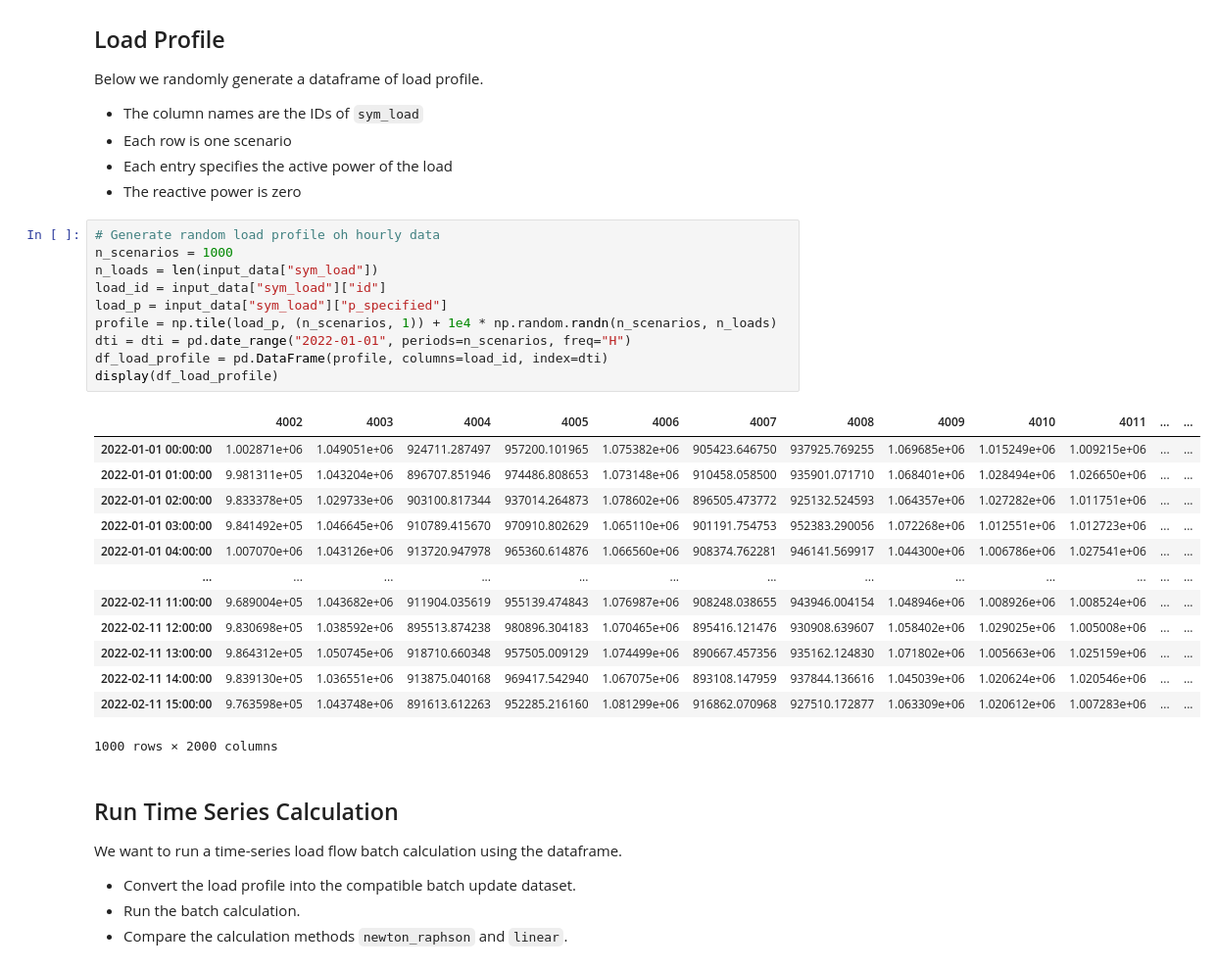
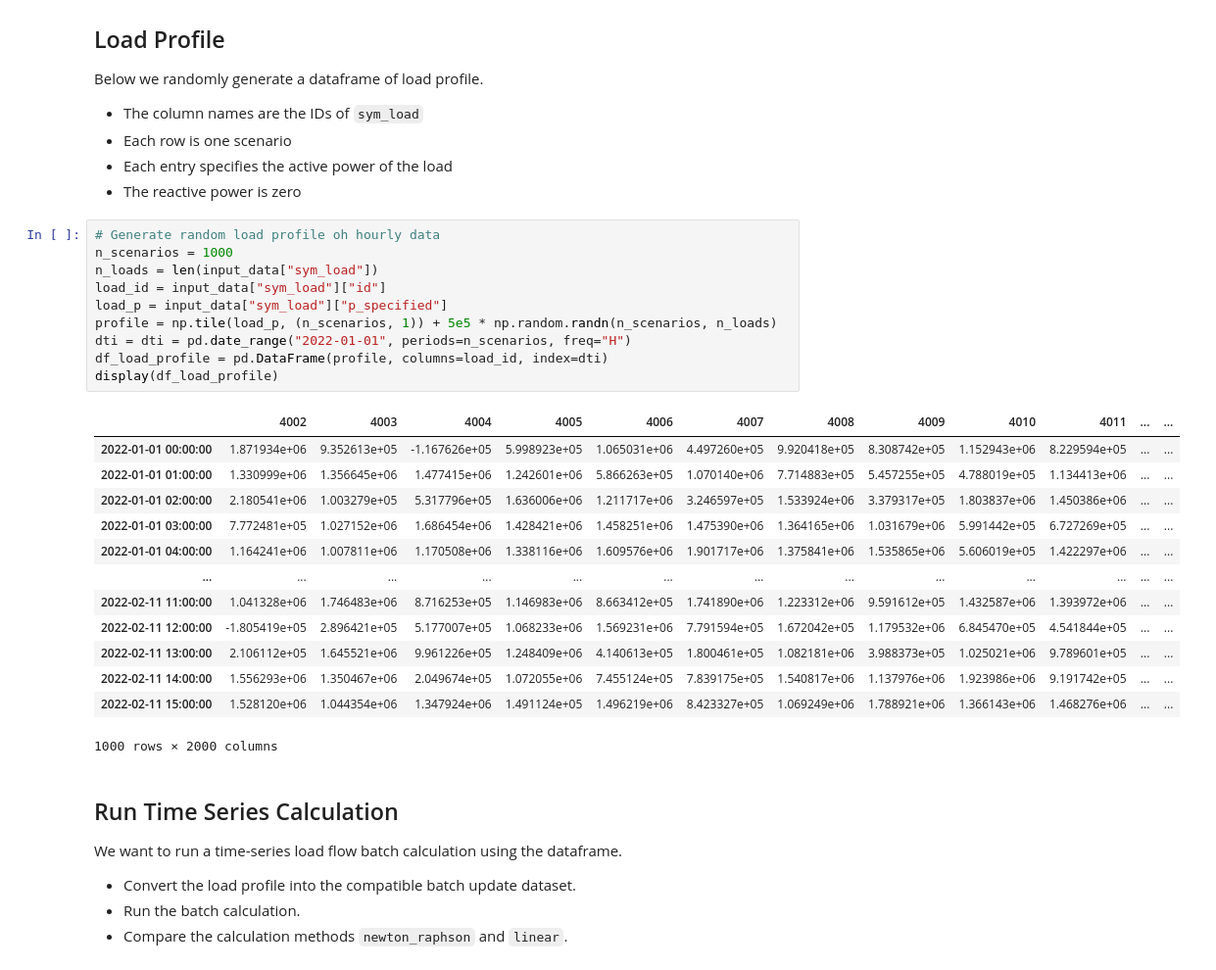
Before and after one commit to PowerGridModel/power-grid-model-workshop, a Jupyter notebook: power-flow-assignment/Power Flow Assignment with Solutions.ipynb, the cells around one changed output. Shown at 98% size. Drawn from its saved outputs; the diff is of its cells as text.

```diff
--- a/power-flow-assignment/Power Flow Assignment with Solutions.ipynb
+++ b/power-flow-assignment/Power Flow Assignment with Solutions.ipynb
@@ -160,26 +160,26 @@ Below we randomly generate a dataframe of load profile.
 # %%
 # Generate random load profile oh hourly data
 n_scenarios = 1000
 n_loads = len(input_data["sym_load"])
 load_id = input_data["sym_load"]["id"]
 load_p = input_data["sym_load"]["p_specified"]
-profile = np.tile(load_p, (n_scenarios, 1)) + 1e4 * np.random.randn(n_scenarios, n_loads)
+profile = np.tile(load_p, (n_scenarios, 1)) + 5e5 * np.random.randn(n_scenarios, n_loads)
 dti = dti = pd.date_range("2022-01-01", periods=n_scenarios, freq="H")
 df_load_profile = pd.DataFrame(profile, columns=load_id, index=dti)
 display(df_load_profile)
 # %% [output]
 |  | 4002 | 4003 | 4004 | 4005 | 4006 | 4007 | 4008 | 4009 | 4010 | 4011 | ... | ... |
-| 2022-01-01 00:00:00 | 1.002871e+06 | 1.049051e+06 | 924711.287497 | 957200.101965 | 1.075382e+06 | 905423.646750 | 937925.769255 | 1.069685e+06 | 1.015249e+06 | 1.009215e+06 | ... | ... |
-| 2022-01-01 01:00:00 | 9.981311e+05 | 1.043204e+06 | 896707.851946 | 974486.808653 | 1.073148e+06 | 910458.058500 | 935901.071710 | 1.068401e+06 | 1.028494e+06 | 1.026650e+06 | ... | ... |
-| 2022-01-01 02:00:00 | 9.833378e+05 | 1.029733e+06 | 903100.817344 | 937014.264873 | 1.078602e+06 | 896505.473772 | 925132.524593 | 1.064357e+06 | 1.027282e+06 | 1.011751e+06 | ... | ... |
-| 2022-01-01 03:00:00 | 9.841492e+05 | 1.046645e+06 | 910789.415670 | 970910.802629 | 1.065110e+06 | 901191.754753 | 952383.290056 | 1.072268e+06 | 1.012551e+06 | 1.012723e+06 | ... | ... |
-| 2022-01-01 04:00:00 | 1.007070e+06 | 1.043126e+06 | 913720.947978 | 965360.614876 | 1.066560e+06 | 908374.762281 | 946141.569917 | 1.044300e+06 | 1.006786e+06 | 1.027541e+06 | ... | ... |
+| 2022-01-01 00:00:00 | 1.871934e+06 | 9.352613e+05 | -1.167626e+05 | 5.998923e+05 | 1.065031e+06 | 4.497260e+05 | 9.920418e+05 | 8.308742e+05 | 1.152943e+06 | 8.229594e+05 | ... | ... |
+| 2022-01-01 01:00:00 | 1.330999e+06 | 1.356645e+06 | 1.477415e+06 | 1.242601e+06 | 5.866263e+05 | 1.070140e+06 | 7.714883e+05 | 5.457255e+05 | 4.788019e+05 | 1.134413e+06 | ... | ... |
+| 2022-01-01 02:00:00 | 2.180541e+06 | 1.003279e+05 | 5.317796e+05 | 1.636006e+06 | 1.211717e+06 | 3.246597e+05 | 1.533924e+06 | 3.379317e+05 | 1.803837e+06 | 1.450386e+06 | ... | ... |
+| 2022-01-01 03:00:00 | 7.772481e+05 | 1.027152e+06 | 1.686454e+06 | 1.428421e+06 | 1.458251e+06 | 1.475390e+06 | 1.364165e+06 | 1.031679e+06 | 5.991442e+05 | 6.727269e+05 | ... | ... |
+| 2022-01-01 04:00:00 | 1.164241e+06 | 1.007811e+06 | 1.170508e+06 | 1.338116e+06 | 1.609576e+06 | 1.901717e+06 | 1.375841e+06 | 1.535865e+06 | 5.606019e+05 | 1.422297e+06 | ... | ... |
 | ... | ... | ... | ... | ... | ... | ... | ... | ... | ... | ... | ... | ... |
-| 2022-02-11 11:00:00 | 9.689004e+05 | 1.043682e+06 | 911904.035619 | 955139.474843 | 1.076987e+06 | 908248.038655 | 943946.004154 | 1.048946e+06 | 1.008926e+06 | 1.008524e+06 | ... | ... |
-| 2022-02-11 12:00:00 | 9.830698e+05 | 1.038592e+06 | 895513.874238 | 980896.304183 | 1.070465e+06 | 895416.121476 | 930908.639607 | 1.058402e+06 | 1.029025e+06 | 1.005008e+06 | ... | ... |
-| 2022-02-11 13:00:00 | 9.864312e+05 | 1.050745e+06 | 918710.660348 | 957505.009129 | 1.074499e+06 | 890667.457356 | 935162.124830 | 1.071802e+06 | 1.005663e+06 | 1.025159e+06 | ... | ... |
-| 2022-02-11 14:00:00 | 9.839130e+05 | 1.036551e+06 | 913875.040168 | 969417.542940 | 1.067075e+06 | 893108.147959 | 937844.136616 | 1.045039e+06 | 1.020624e+06 | 1.020546e+06 | ... | ... |
-| 2022-02-11 15:00:00 | 9.763598e+05 | 1.043748e+06 | 891613.612263 | 952285.216160 | 1.081299e+06 | 916862.070968 | 927510.172877 | 1.063309e+06 | 1.020612e+06 | 1.007283e+06 | ... | ... |
+| 2022-02-11 11:00:00 | 1.041328e+06 | 1.746483e+06 | 8.716253e+05 | 1.146983e+06 | 8.663412e+05 | 1.741890e+06 | 1.223312e+06 | 9.591612e+05 | 1.432587e+06 | 1.393972e+06 | ... | ... |
+| 2022-02-11 12:00:00 | -1.805419e+05 | 2.896421e+05 | 5.177007e+05 | 1.068233e+06 | 1.569231e+06 | 7.791594e+05 | 1.672042e+05 | 1.179532e+06 | 6.845470e+05 | 4.541844e+05 | ... | ... |
+| 2022-02-11 13:00:00 | 2.106112e+05 | 1.645521e+06 | 9.961226e+05 | 1.248409e+06 | 4.140613e+05 | 1.800461e+05 | 1.082181e+06 | 3.988373e+05 | 1.025021e+06 | 9.789601e+05 | ... | ... |
+| 2022-02-11 14:00:00 | 1.556293e+06 | 1.350467e+06 | 2.049674e+05 | 1.072055e+06 | 7.455124e+05 | 7.839175e+05 | 1.540817e+06 | 1.137976e+06 | 1.923986e+06 | 9.191742e+05 | ... | ... |
+| 2022-02-11 15:00:00 | 1.528120e+06 | 1.044354e+06 | 1.347924e+06 | 1.491124e+05 | 1.496219e+06 | 8.423327e+05 | 1.069249e+06 | 1.788921e+06 | 1.366143e+06 | 1.468276e+06 | ... | ... |
 1000 rows × 2000 columns
 # %% [markdown]
 ## Run Time Series Calculation
```
Also changed, not shown: parts of 17 cells of this notebook, 1 other file.
